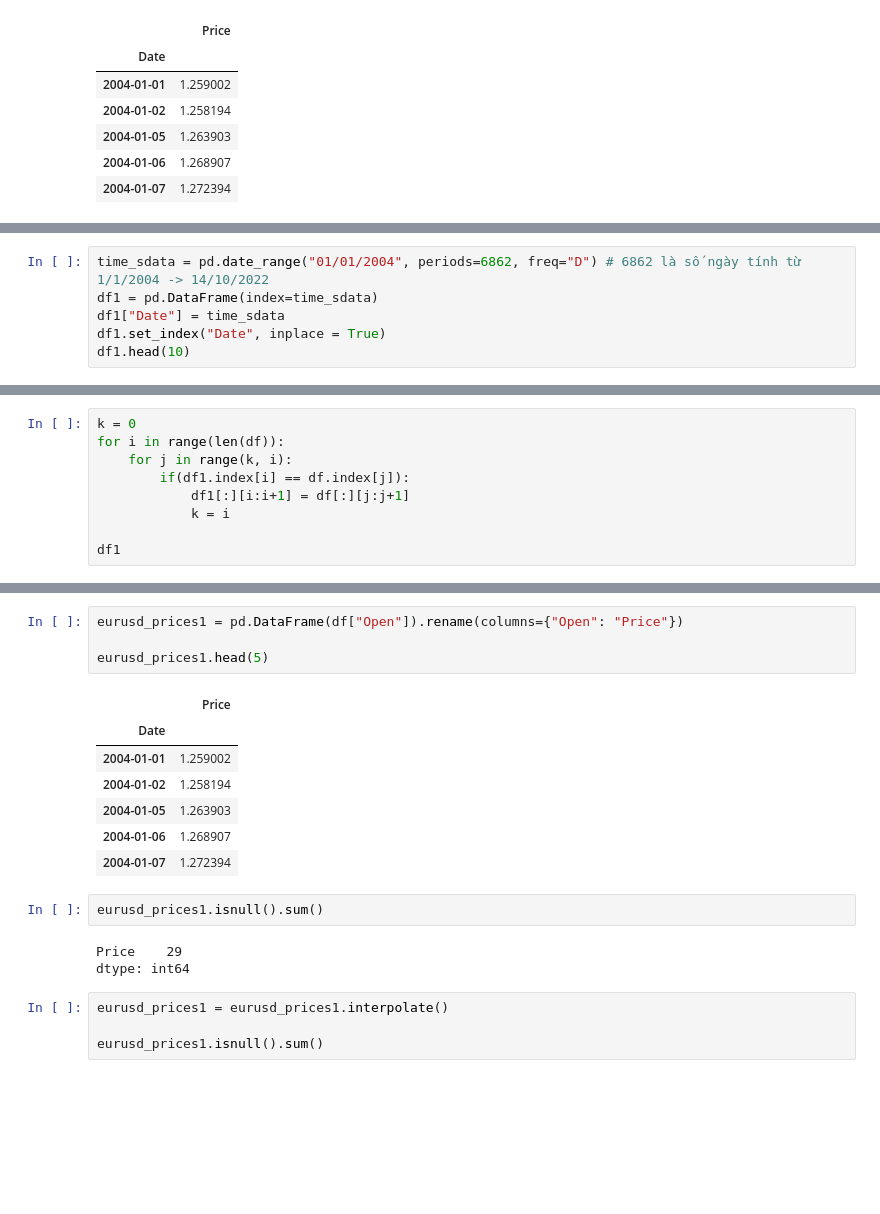
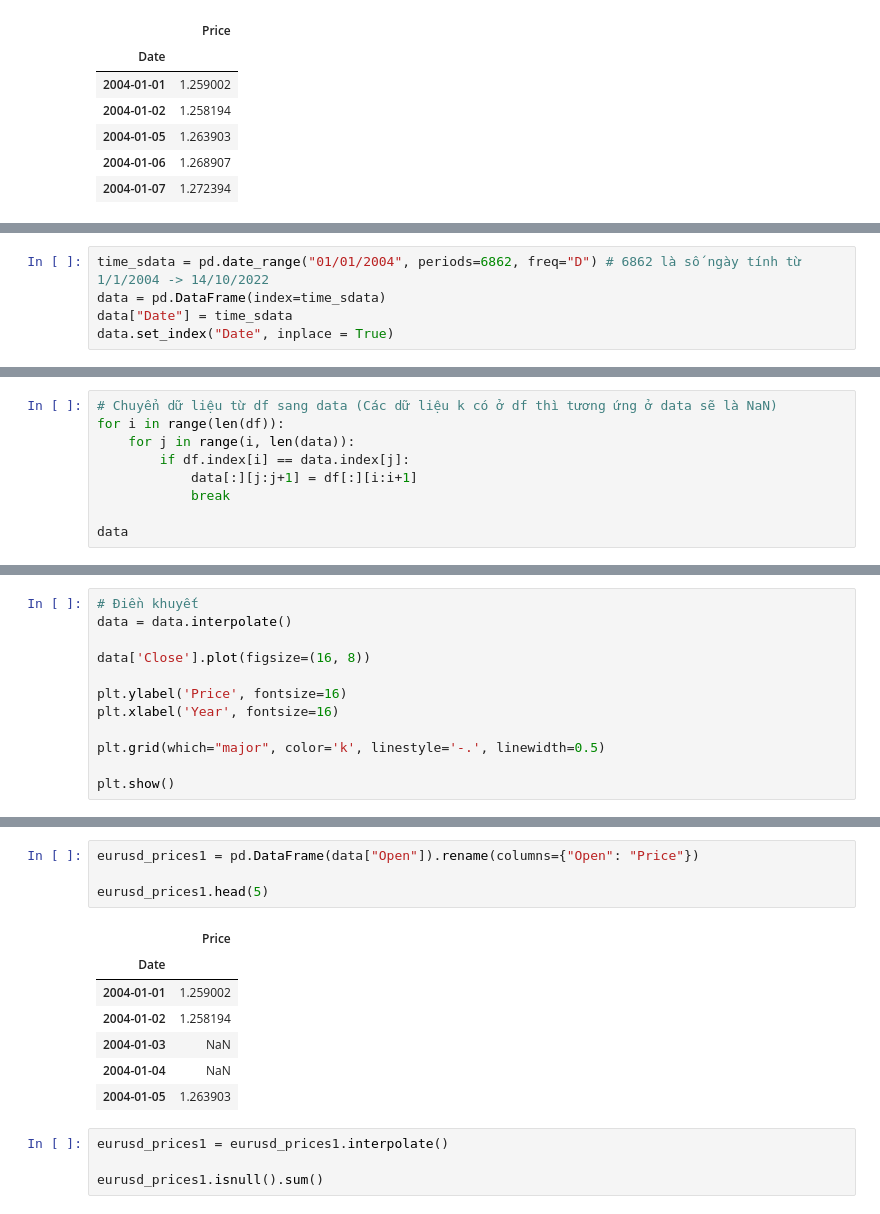
Before and after one commit to ducnguyenw02/Forex-prediction-EURUSD, a Jupyter notebook: forex-prediction-eurusd.ipynb, the cells around one changed output, grey strips where cells are left out. Drawn from its saved outputs; the diff is of its cells as text; blank space fills up the shorter version.

```diff
--- a/forex-prediction-eurusd.ipynb
+++ b/forex-prediction-eurusd.ipynb
@@ -96,6 +68,5 @@ Dữ liệu thiếu                         : 1959 ngày
 # %%
 time_sdata = pd.date_range("01/01/2004", periods=6862, freq="D") # 6862 là số ngày tính từ 1/1/2004 -> 14/10/2022
-df1 = pd.DataFrame(index=time_sdata)
-df1["Date"] = time_sdata
-df1.set_index("Date", inplace = True)
-df1.head(10)
+data = pd.DataFrame(index=time_sdata)
+data["Date"] = time_sdata
+data.set_index("Date", inplace = True)
@@ -132,9 +81,0 @@ Timestamp('2004-01-02 00:00:00')
-# %%
-k = 0
-for i in range(len(df)):
-    for j in range(k, i):
-        if(df1.index[i] == df.index[j]):
-            df1[:][i:i+1] = df[:][j:j+1]
-            k = i
-
-df1
@@ -172,0 +82,9 @@ dtype: int64
+# %%
+# Chuyển dữ liệu từ df sang data (Các dữ liệu k có ở df thì tương ứng ở data sẽ là NaN)
+for i in range(len(df)):
+    for j in range(i, len(data)):
+        if df.index[i] == data.index[j]:
+            data[:][j:j+1] = df[:][i:i+1]
+            break
+
+data
@@ -172,0 +148,12 @@ dtype: int64
+# %%
+# Điền khuyết
+data = data.interpolate()
+
+data['Close'].plot(figsize=(16, 8))
+
+plt.ylabel('Price', fontsize=16)
+plt.xlabel('Year', fontsize=16)
+
+plt.grid(which="major", color='k', linestyle='-.', linewidth=0.5)
+
+plt.show()
@@ -173,20 +162,15 @@ dtype: int64
 # %%
-eurusd_prices1 = pd.DataFrame(df["Open"]).rename(columns={"Open": "Price"})
+eurusd_prices1 = pd.DataFrame(data["Open"]).rename(columns={"Open": "Price"})
 
 eurusd_prices1.head(5)
 # %% [output]
 |  | Price |
 | Date |  |
 | 2004-01-01 | 1.259002 |
 | 2004-01-02 | 1.258194 |
+| 2004-01-03 | NaN |
+| 2004-01-04 | NaN |
 | 2004-01-05 | 1.263903 |
-| 2004-01-06 | 1.268907 |
-| 2004-01-07 | 1.272394 |
-# %%
-eurusd_prices1.isnull().sum()
-# %% [output]
-Price    29
-dtype: int64
 # %%
 eurusd_prices1 = eurusd_prices1.interpolate()
 
```
Also changed, not shown: parts of 19 cells of this notebook.
